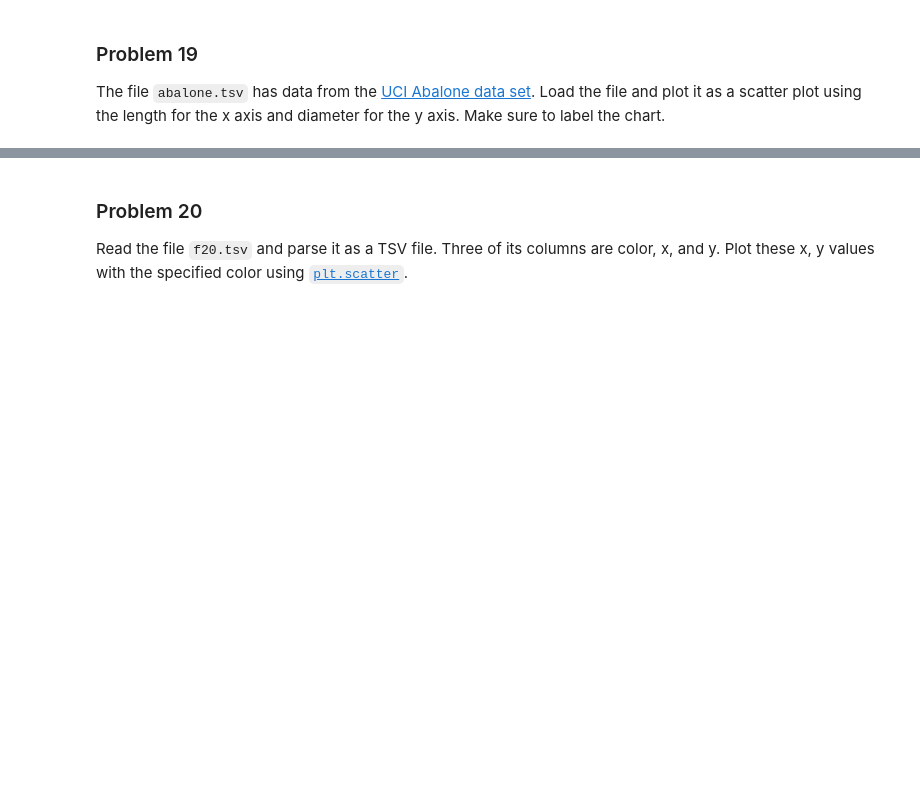
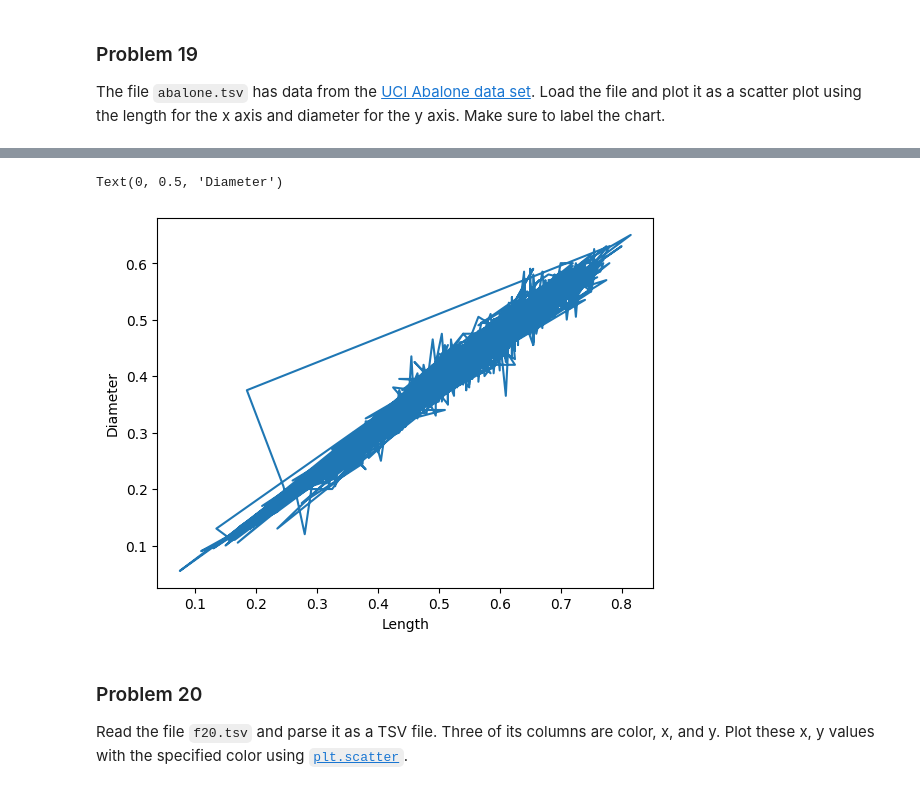
Before and after one commit to ktennant5378/dx602-homework-05, a Jupyter notebook: homework.ipynb, the cells around one changed output, grey strips where cells are left out. Cells and saved outputs as stored; diff of their text form; code cells hidden in the pictures; blank space fills up the shorter version.

```diff
--- a/homework.ipynb
+++ b/homework.ipynb
@@ -459,3 +459,13 @@ Ellipsis
+# %%
+# YOUR CHANGES HERE
+
+df = pd.read_csv("abalone.tsv", sep="\t")
+plot(df["Length"], df["Diameter"])
+plt.xlabel("Length")
+plt.ylabel("Diameter")
+# %% [output]
+Text(0, 0.5, 'Diameter')
+[figure, added]
 # %% [markdown]
 ### Problem 20
 
```
Also changed, not shown: parts of 5 cells of this notebook.
